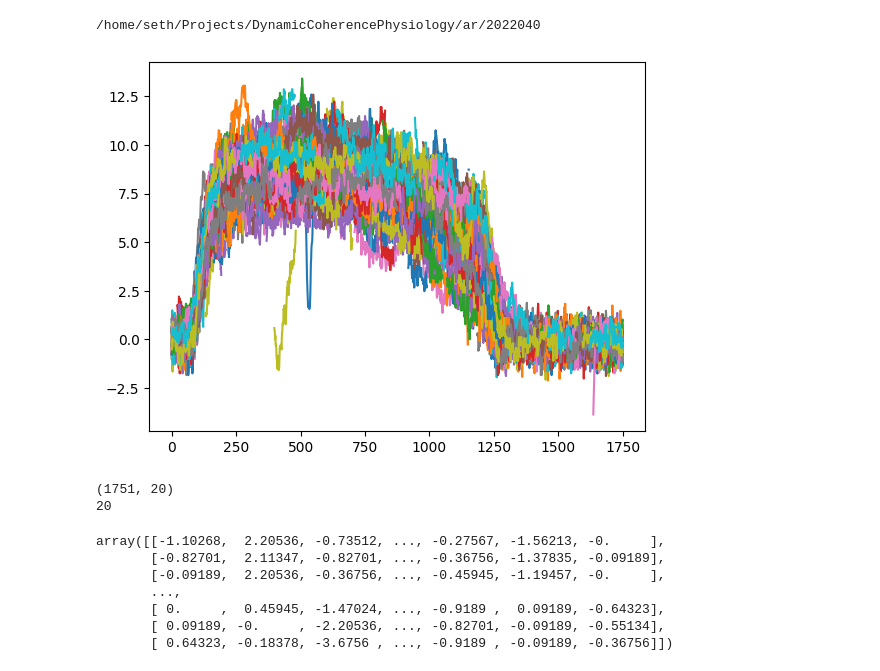
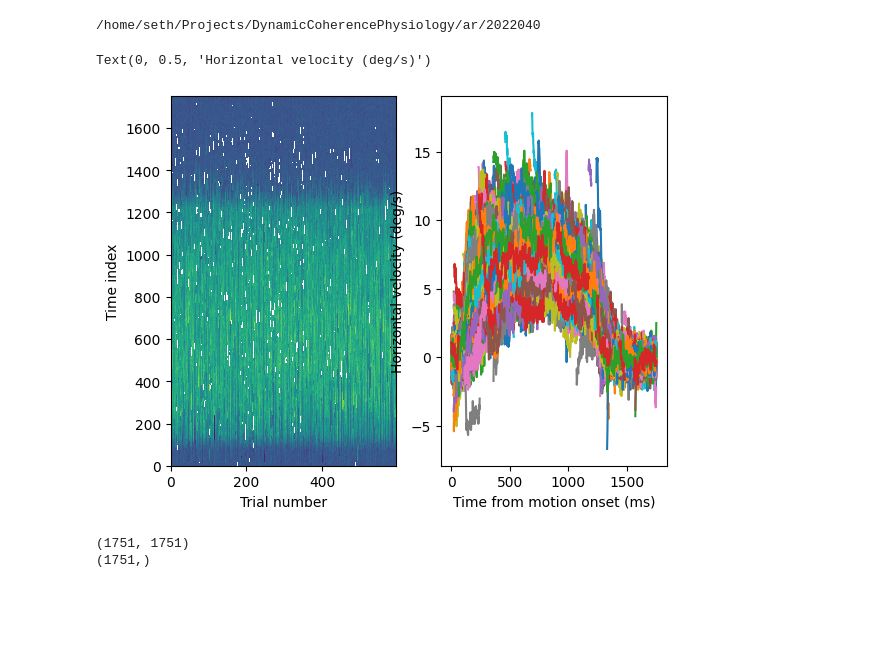
Before and after one commit to swegger/ReadMaestro, a Jupyter notebook: readExample.ipynb, the cells around one changed output. Saved outputs shown, nothing was run; the diff lists cells and outputs as text; code cells hidden in the pictures; blank space fills up the shorter version.

```diff
--- a/readExample.ipynb
+++ b/readExample.ipynb
@@ -34,22 +34,22 @@ purs.setSaccadeVelocitiesToNaN(purs)
 # %% [output]
 /home/seth/Projects/DynamicCoherencePhysiology/ar/2022040
 # %%
-fig, axes = plt.subplots(nrows=1, ncols=1)
-axes.plot(purs.hvelocities);
+fig, axes = plt.subplots(nrows=1, ncols=2)
+axes[0].pcolor(purs.hvelocities);
+axes[0].set_xlabel('Trial number')
+axes[0].set_ylabel('Time index')
+axes[1].plot(purs.eye_t,purs.hvelocities);
+axes[1].set_xlabel('Time from motion onset (ms)')
+axes[1].set_ylabel('Horizontal velocity (deg/s)')
 # %% [output]
+Text(0, 0.5, 'Horizontal velocity (deg/s)')
-[figure, old version]
+[figure, new version]
 # %%
-print(purs.hvelocities.shape)
-print(len(purs.directions))
-purs.hvelocities*np.cos(np.deg2rad(purs.directions))
+mu, C = purs.computeMeanCov(purs.hvelocities)
+
+print(np.shape(C))
+print(np.shape(mu))
 # %% [output]
-(1751, 20)
-20
+(1751, 1751)
+(1751,)
-array([[-1.10268,  2.20536, -0.73512, ..., -0.27567, -1.56213, -0.     ],
-       [-0.82701,  2.11347, -0.82701, ..., -0.36756, -1.37835, -0.09189],
-       [-0.09189,  2.20536, -0.36756, ..., -0.45945, -1.19457, -0.     ],
-       ...,
-       [ 0.     ,  0.45945, -1.47024, ..., -0.9189 ,  0.09189, -0.64323],
-       [ 0.09189, -0.     , -2.20536, ..., -0.82701, -0.09189, -0.55134],
-       [ 0.64323, -0.18378, -3.6756 , ..., -0.9189 , -0.09189, -0.36756]])
 # %%
```
Also changed, not shown: parts of 4 cells of this notebook, 1 other file.
